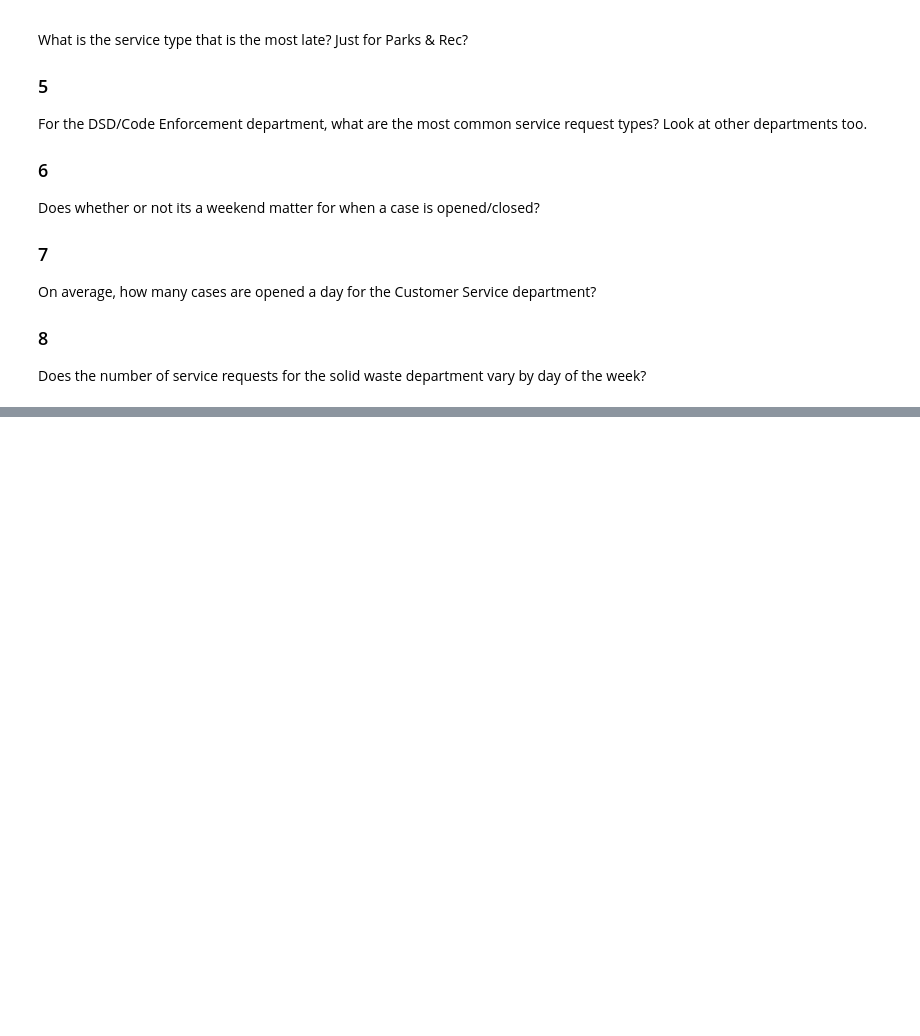
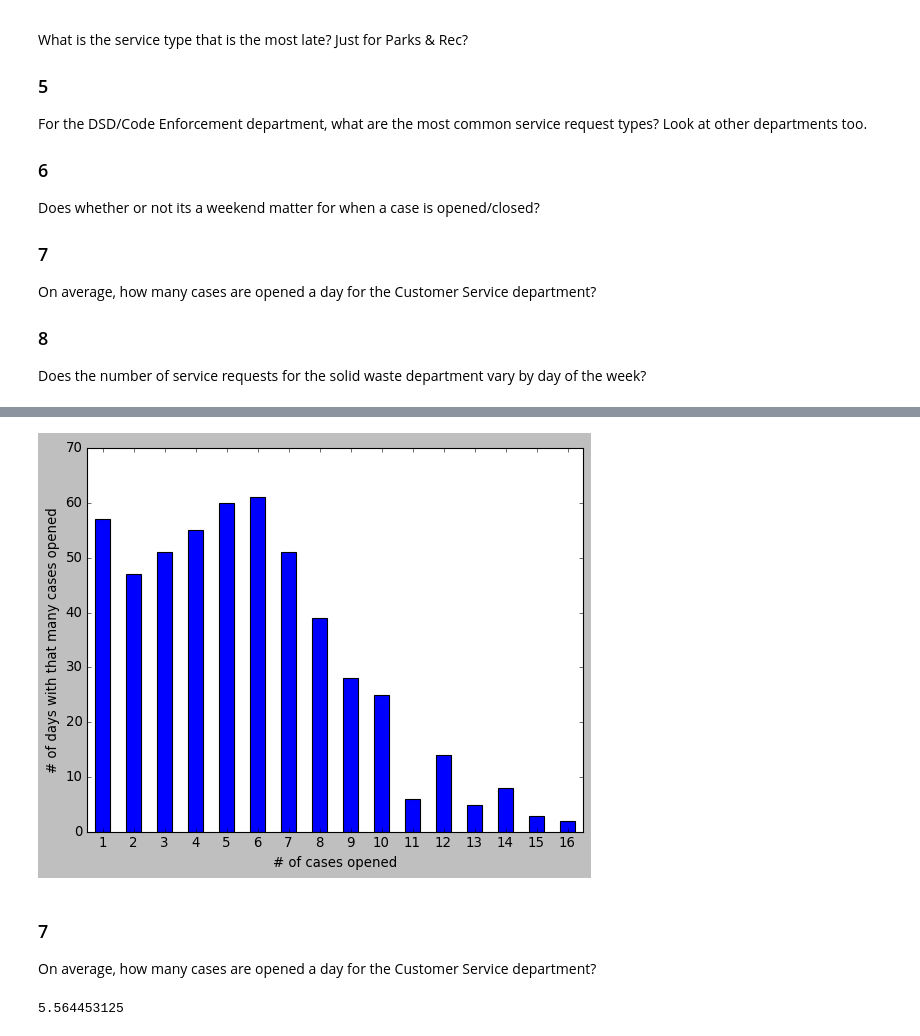
Before and after one commit to VelasquezAlejandro044/spark-exercises, a Jupyter notebook: explore_spark.ipynb, the cells around one changed output, grey strips where cells are left out. Drawn from its saved outputs; the diff is of its cells as text; code cells hidden in the pictures; blank space fills up the shorter version.

```diff
--- a/explore_spark.ipynb
+++ b/explore_spark.ipynb
@@ -68,0 +291,32 @@ Does the number of service requests for the solid waste department vary by day o
+# %%
+# another way to answer
+(
+    df.withColumn("case_opened_date", expr("date(case_opened_date)"))
+    .filter(df.department == "Customer Service")
+    .groupby("case_opened_date")
+    .count()
+    .toPandas()['count']
+    .value_counts()
+    .sort_index()
+    .plot.bar()
+)
+
+plt.xlabel("# of cases opened")
+plt.ylabel("# of days with that many cases opened")
+plt.xticks(rotation=0);
+# %% [output]
+[figure, added]
+# %% [markdown]
+### 7
+On average, how many cases are opened a day for the Customer Service department?
+# %%
+(
+    df.withColumn("case_opened_date", expr("date(case_opened_date)"))
+    .filter(df.department == "Customer Service")
+    .groupby("case_opened_date")
+    .count()
+    .toPandas()
+    ['count'].mean()
+ )
+# %% [output]
+5.564453125
```
Also changed, not shown: parts of 21 cells of this notebook.
